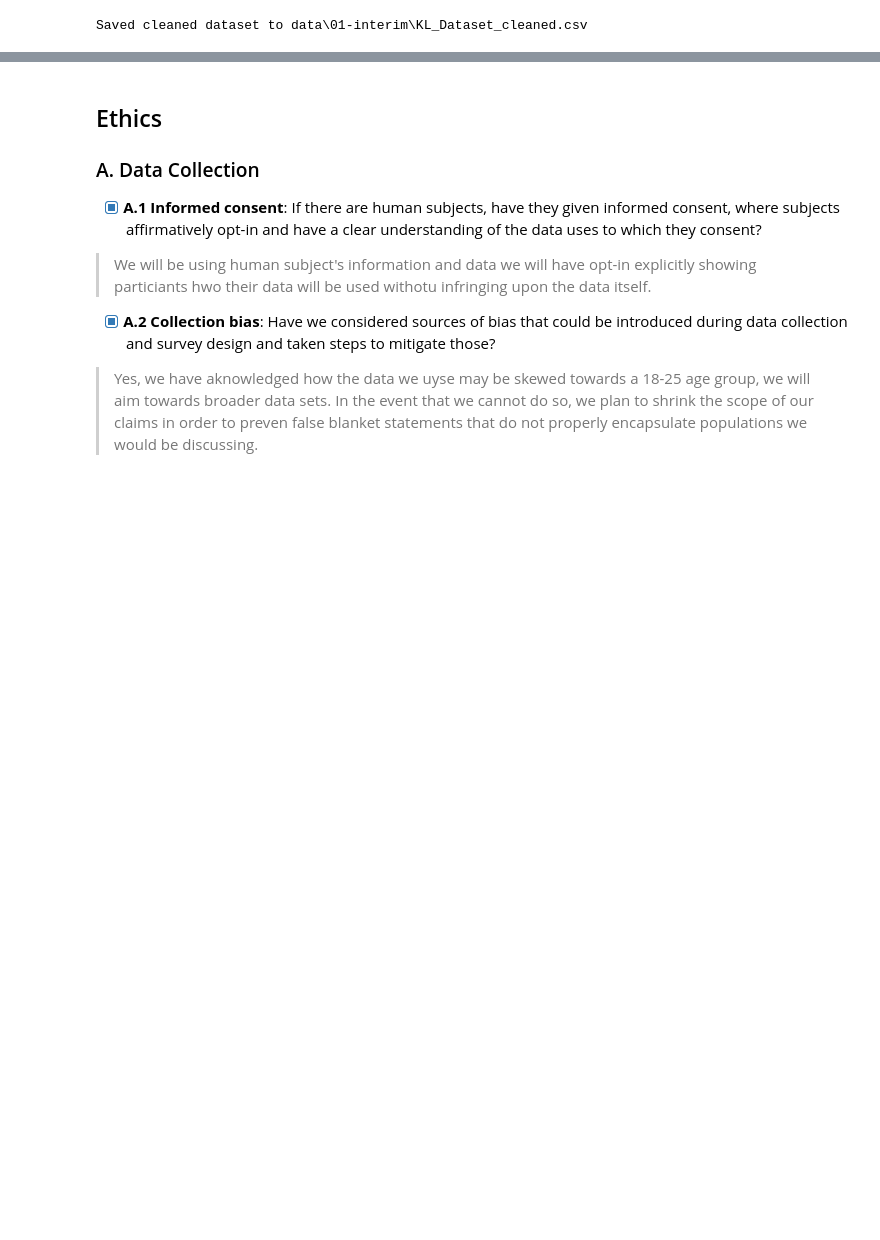
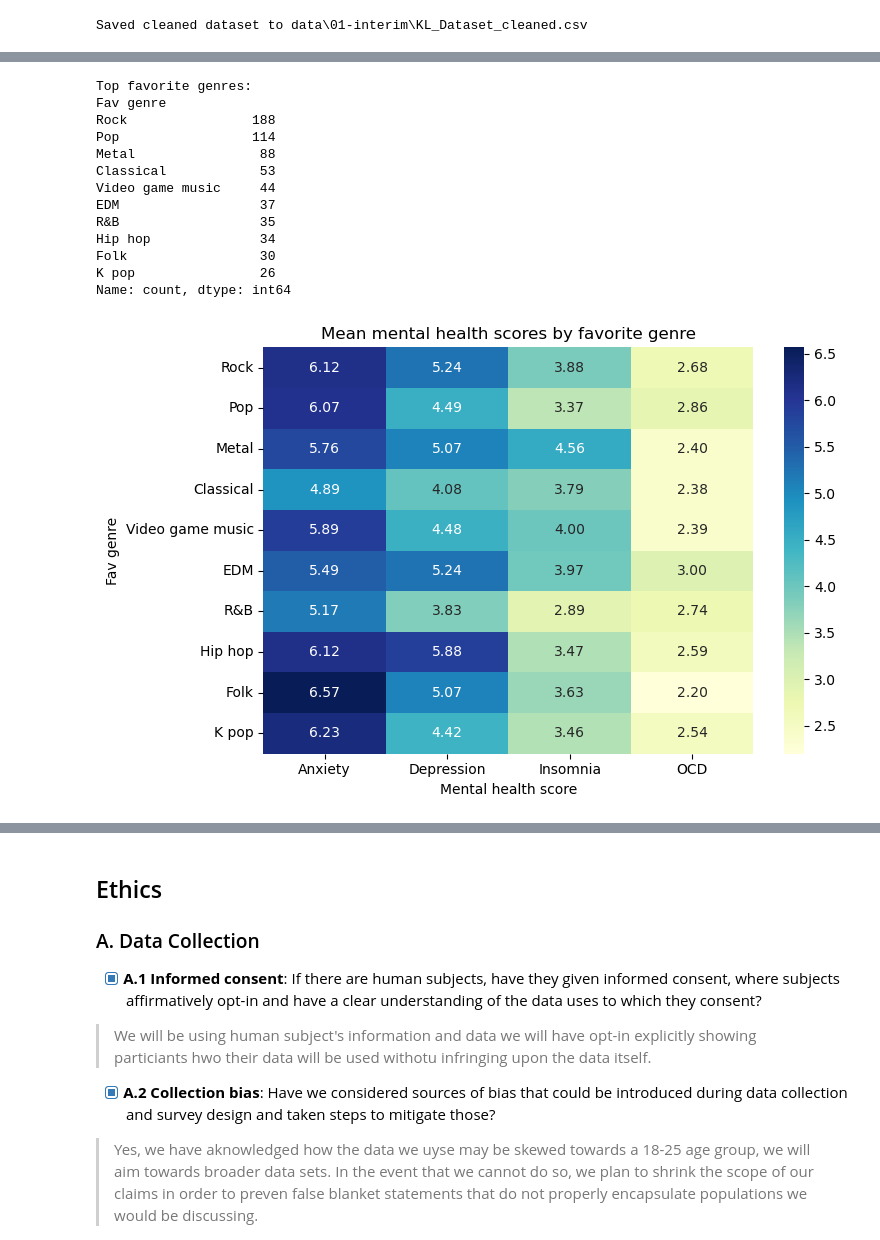
Before and after one commit to COGS108/Group-SP26-097, a Jupyter notebook: 03-FinalProject.ipynb, the cells around one changed output, grey strips where cells are left out. Saved outputs shown, nothing was run; the diff lists cells and outputs as text; code cells hidden in the pictures; blank space fills up the shorter version.

```diff
--- a/03-FinalProject.ipynb
+++ b/03-FinalProject.ipynb
@@ -256,0 +334,47 @@ Some more words and stuff.  Remember notebooks work best if you interleave the c
+# %%
+from math import sqrt
+from pathlib import Path
+from matplotlib import pyplot as plt
+import seaborn as sns
+
+CLEANED_FILE_PATH = "data/01-interim/MxMH_Survey_cleaned.csv"
+ENCODED_FILE_PATH = "data/02-processed/MxMH_Survey_encoded.csv"
+
+fav_df = pd.read_csv(CLEANED_FILE_PATH)
+mh_cols_local = [c for c in ['Anxiety', 'Depression', 'Insomnia', 'OCD'] if c in fav_df.columns]
+for c in mh_cols_local:
+    fav_df[c] = pd.to_numeric(fav_df[c], errors='coerce')
+    fav_df[c + '_present'] = (fav_df[c] > 0).astype(int)
+
+# Focus on the most common favorite genres for readable plots
+genre_col = 'Fav genre'
+fav_counts = fav_df[genre_col].value_counts()
+top_fav_genres = fav_counts.head(10).index.tolist()
+df_fav = fav_df[fav_df[genre_col].isin(top_fav_genres)].copy()
+
+print('Top favorite genres:')
+print(fav_counts.head(10))
+
+heatmap_data = df_fav.groupby(genre_col)[mh_cols_local].mean().reindex(top_fav_genres)
+plt.figure(figsize=(8, 5))
+sns.heatmap(heatmap_data, annot=True, fmt='.2f', cmap='YlGnBu')
+plt.title('Mean mental health scores by favorite genre')
+plt.xlabel('Mental health score')
+plt.ylabel('Fav genre')
+plt.tight_layout()
+plt.show()
+# %% [output]
+Top favorite genres:
+Fav genre
+Rock                188
+Pop                 114
+Metal                88
+Classical            53
+Video game music     44
+EDM                  37
+R&B                  35
+Hip hop              34
+Folk                 30
+K pop                26
+Name: count, dtype: int64
+[figure, added]
```
Also changed, not shown: parts of 24 cells of this notebook.
